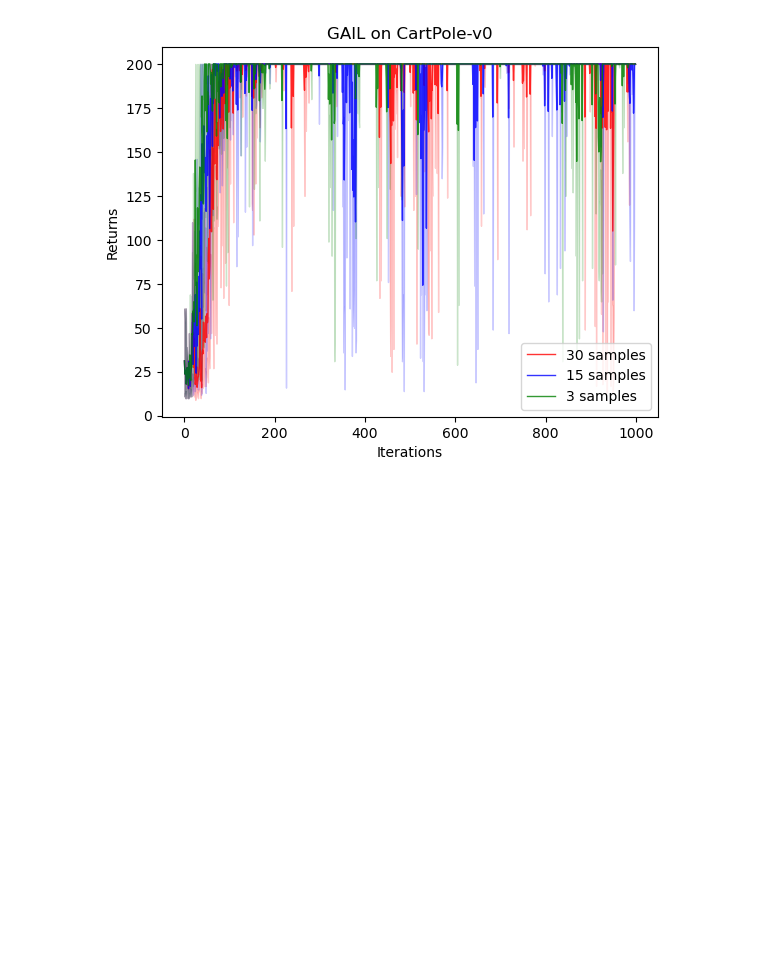
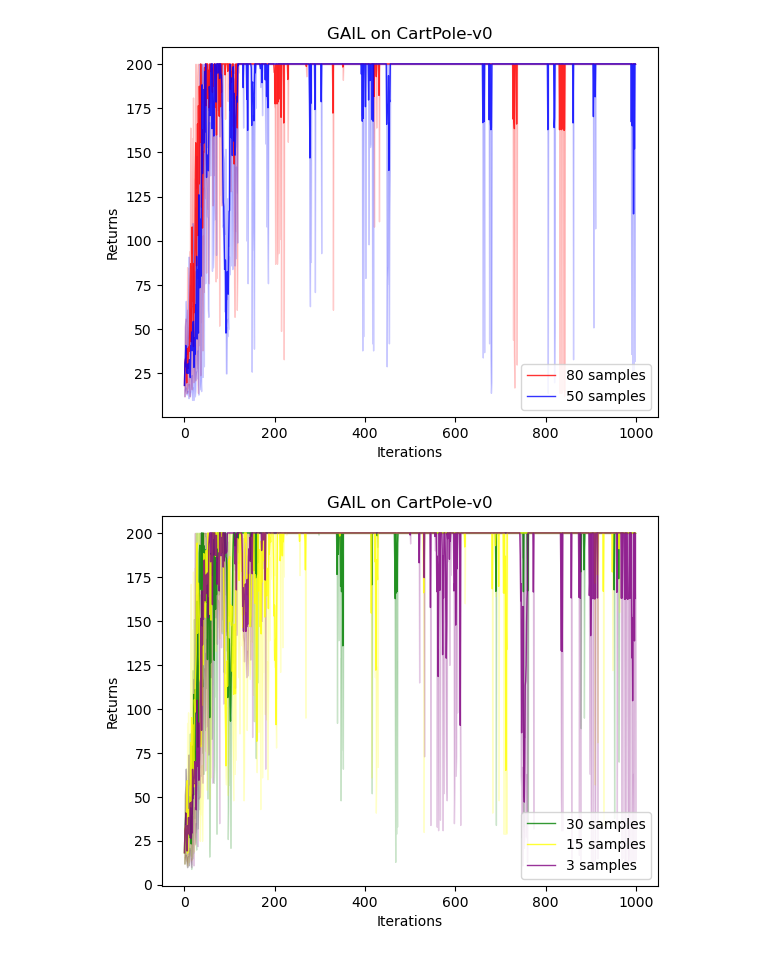
Before and after one commit to RanZhu1989/RL_PlayGround, a Jupyter notebook: Behavior_Cloning/GAIL.ipynb, the cells around one changed output. Saved outputs shown, nothing was run; the diff lists cells and outputs as text; code cells hidden in the pictures; blank space fills up the shorter version.

```diff
--- a/Behavior_Cloning/GAIL.ipynb
+++ b/Behavior_Cloning/GAIL.ipynb
@@ -261,6 +269,7 @@ class TrainManager():
         clip_epsilon:float = 0.2,
         ppo_train_iters:int = 10,
         gail_train_episode_num:int = 1000,
+        discriminator_train_iters:int = 5,
         buffer_capacity:int = 10000,
         d_lr:float = 1e-4,
         test_iters:int = 5,
@@ -301,7 +310,8 @@ class TrainManager():
                                     )
         # GAIL
         self.gail_train_episode_num = gail_train_episode_num
-        gail_agent = copy.deepcopy(self.agent)
+        self.discriminator_train_iters = discriminator_train_iters
+        gail_agent = copy.deepcopy(self.agent) # To distinguish the agent for GAIL and expert PPO!
         self.buffer = ReplayBuffer(capacity=buffer_capacity, device=self.device)
         d_network = Discriminator(self.obs_dim, self.action_dim).to(self.device)
         d_optimizer = torch.optim.Adam(d_network.parameters(),lr=d_lr)
@@ -319,7 +329,7 @@ class TrainManager():
         self.index_episode = 0
         tic = time.perf_counter()  # start clock
         with tqdm(total=self.ppo_train_episode_num, desc='ExpertPPO_Training') as pbar:
-            for e in range(self.ppo_train_episode_num):
+            for _ in range(self.ppo_train_episode_num):
                 episode_reward = self.train_ppo_episode()
                 toc = time.perf_counter()
                 pbar.set_postfix({"Training time": f"{toc - tic:0.2} seconds", "Return": (episode_reward)})
@@ -396,7 +406,8 @@ class TrainManager():
                             exp_obs = self.exp_obs,
                             exp_action = self.exp_action,
                             agent_obs = agent_obs,
-                            agent_action = agent_action
+                            agent_action = agent_action,
+                            train_iters = self.discriminator_train_iters
                         )
 
         self.gail.agent.episode_recorder.add_reward(reward)
@@ -435,13 +446,17 @@ Manger = TrainManager(
     clip_epsilon = 0.2,
     ppo_train_iters = 10,
     gail_train_episode_num = 1000,
+    discriminator_train_iters = 5,
     d_lr = 1e-3,
     seed = 0,
     device = "cpu"
 )
 
+# --- 1. Train Expert PPO --- #
 Manger.train_ppo()
-Manger.sample_expert_data(n_episode=3,n_samples=30)
+
+# --- 2. Train GAIL --- #
+Manger.sample_expert_data(n_episode=3,n_samples=30) # generate 30 samples from executing 3 episodes
 Manger.train_gail()
 r30_mean = Manger.test_returns_mean
 r30_max = Manger.test_returns_max
@@ -459,6 +474,7 @@ Manger = TrainManager(
     clip_epsilon = 0.2,
     ppo_train_iters = 10,
     gail_train_episode_num = 1000,
+    discriminator_train_iters = 5,
     d_lr = 1e-3,
     seed = 0,
     device = "cpu"
@@ -483,6 +499,7 @@ Manger = TrainManager(
     clip_epsilon = 0.2,
     ppo_train_iters = 10,
     gail_train_episode_num = 1000,
+    discriminator_train_iters = 5,
     d_lr = 1e-3,
     seed = 0,
     device = "cpu"
@@ -497,15 +564,28 @@ r3_min = Manger.test_returns_min
 # %%
 iteration_list = list(range(len(r30_mean)))
-plt.plot(iteration_list, r30_mean, label='30 samples', color="red", alpha=0.8, linewidth=1)
-plt.fill_between(iteration_list, r30_min, r30_max, alpha=0.2, color="red")
-plt.plot(iteration_list, r15_mean, label='15 samples', color="blue", alpha=0.8, linewidth=1)
-plt.fill_between(iteration_list, r15_min, r15_max, alpha=0.2, color="blue")
-plt.plot(iteration_list, r3_mean, label='3 samples', color="green", alpha=0.8, linewidth=1)
-plt.fill_between(iteration_list, r3_min, r3_max, alpha=0.2, color="green")
+plt.plot(iteration_list, r80_mean, label='80 samples', color="red", alpha=0.8, linewidth=1)
+plt.fill_between(iteration_list, r80_min, r80_max, alpha=0.2, color="red")
+plt.plot(iteration_list, r50_mean, label='50 samples', color="blue", alpha=0.8, linewidth=1)
+plt.fill_between(iteration_list, r50_min, r50_max, alpha=0.2, color="blue")
 plt.xlabel('Iterations')
 plt.ylabel('Returns')
-plt.title("GAIL on CartPole-v0")
+plt.title('GAIL on CartPole-v0')
 plt.legend()
 plt.show()
+
+
+iteration_list = list(range(len(r30_mean)))
+plt.plot(iteration_list, r30_mean, label='30 samples', color="green", alpha=0.8, linewidth=1)
+plt.fill_between(iteration_list, r30_min, r30_max, alpha=0.2, color="green")
+plt.plot(iteration_list, r15_mean, label='15 samples', color="yellow", alpha=0.8, linewidth=1)
+plt.fill_between(iteration_list, r15_min, r15_max, alpha=0.2, color="yellow")
+plt.plot(iteration_list, r3_mean, label='3 samples', color="purple", alpha=0.8, linewidth=1)
+plt.fill_between(iteration_list, r3_min, r3_max, alpha=0.2, color="purple")
+plt.xlabel('Iterations')
+plt.ylabel('Returns')
+plt.title('GAIL on CartPole-v0')
+plt.legend()
+plt.show()
 # %% [output]
-[figure, old version]
+[figure, new version]
+[figure, added]
```
Also changed, not shown: parts of 3 cells of this notebook, 2 other files.
